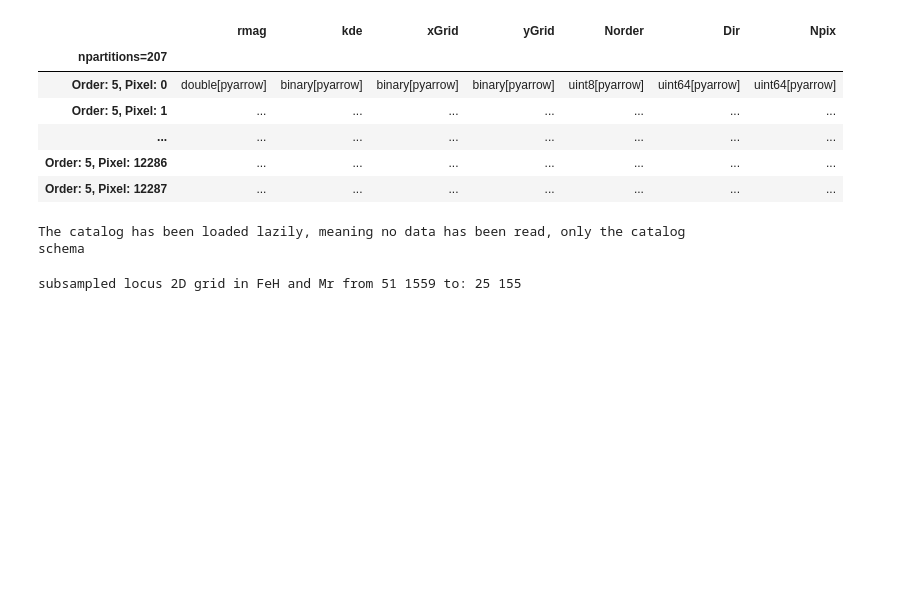
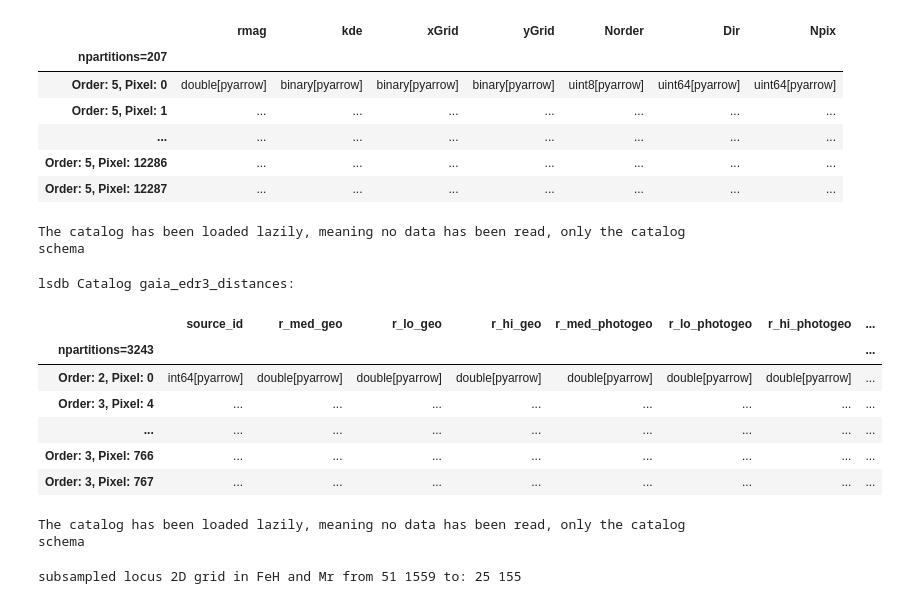
Before and after one commit to labastro-rbi/photoD, a Jupyter notebook: docs/pre_executed/run_with_lsdb.ipynb, the cells around one changed output. Saved outputs shown, nothing was run; the diff lists cells and outputs as text; code cells hidden in the pictures; blank space fills up the shorter version.

```diff
--- a/docs/pre_executed/run_with_lsdb.ipynb
+++ b/docs/pre_executed/run_with_lsdb.ipynb
@@ -45,6 +46,19 @@ lsdb Catalog s82_priors:
 | Order: 5, Pixel: 12286 | ... | ... | ... | ... | ... | ... | ... |
 | Order: 5, Pixel: 12287 | ... | ... | ... | ... | ... | ... | ... |
 The catalog has been loaded lazily, meaning no data has been read, only the catalog schema
+# %%
+gaia_distances = lsdb.read_hats('https://data.lsdb.io/hats/gaia_dr3/gaia_edr3_distances', margin_cache='https://data.lsdb.io/hats/gaia_dr3/gaia_edr3_distances_10arcs')
+gaia_distances
+# %% [output]
+lsdb Catalog gaia_edr3_distances:
+|  | source_id | r_med_geo | r_lo_geo | r_hi_geo | r_med_photogeo | r_lo_photogeo | r_hi_photogeo | ... |
+| npartitions=3243 |  |  |  |  |  |  |  | ... |
+| Order: 2, Pixel: 0 | int64[pyarrow] | double[pyarrow] | double[pyarrow] | double[pyarrow] | double[pyarrow] | double[pyarrow] | double[pyarrow] | ... |
+| Order: 3, Pixel: 4 | ... | ... | ... | ... | ... | ... | ... | ... |
+| ... | ... | ... | ... | ... | ... | ... | ... | ... |
+| Order: 3, Pixel: 766 | ... | ... | ... | ... | ... | ... | ... | ... |
+| Order: 3, Pixel: 767 | ... | ... | ... | ... | ... | ... | ... | ... |
+The catalog has been loaded lazily, meaning no data has been read, only the catalog schema
 # %%
 locus_path = "/home/scampos/photoD/data/MSandRGBcolors_v1.3.txt"
 fitColors = ("ug", "gr", "ri", "iz")
```
Also changed, not shown: parts of 9 cells of this notebook.
